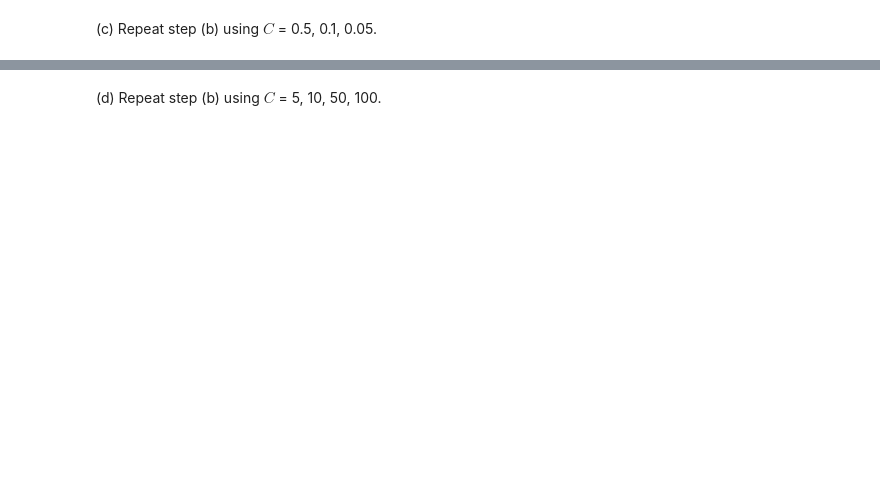
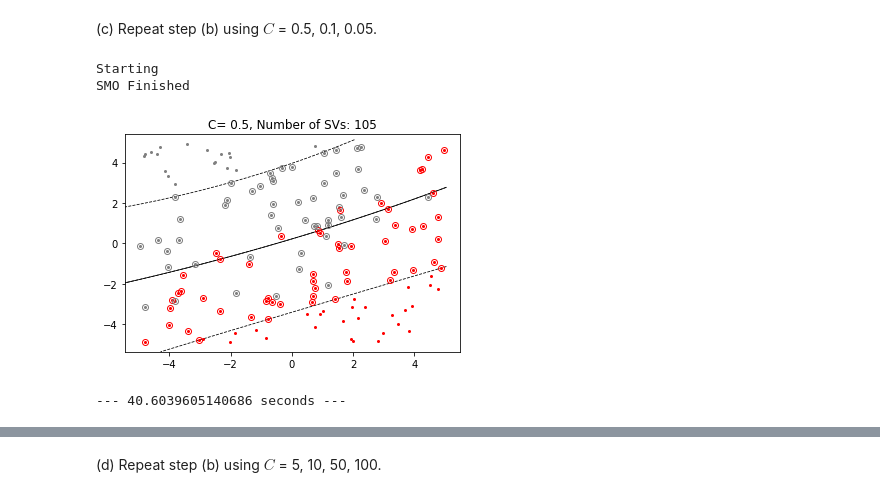
Before and after one commit to twyunting/DATA-642_Advanced_Machine_Learning, a Jupyter notebook: Labs/07/submit/Lab7_Yunting.ipynb, the cells around one changed output, grey strips where cells are left out. Drawn from its saved outputs; the diff is of its cells as text; code cells hidden in the pictures; blank space fills up the shorter version.

```diff
--- a/Labs/07/submit/Lab7_Yunting.ipynb
+++ b/Labs/07/submit/Lab7_Yunting.ipynb
@@ -394,2 +407,9 @@ SMO Finished
 # %% [markdown]
 (c) Repeat step (b) using $C$ = 0.5, 0.1, 0.05.
+# %%
+supportvectormachine_lab6(20, 0.5)
+# %% [output]
+Starting
+SMO Finished
+[figure, added]
+--- 40.6039605140686 seconds ---
```
Also changed, not shown: parts of 13 cells of this notebook, 1 other file.
